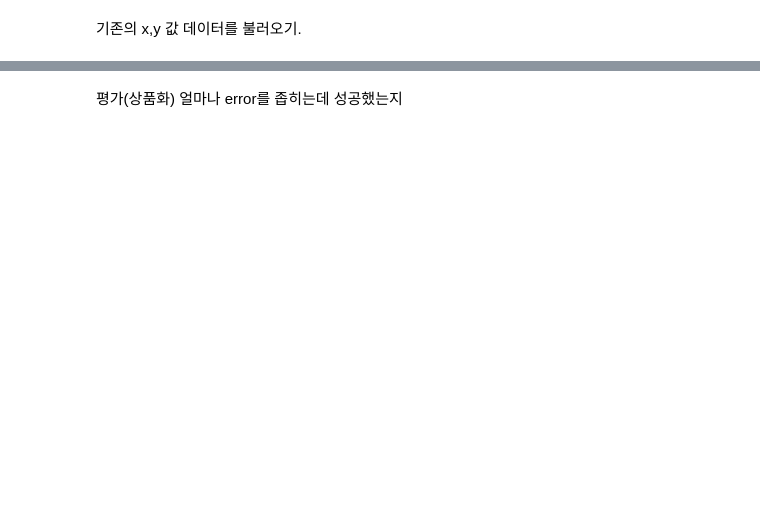
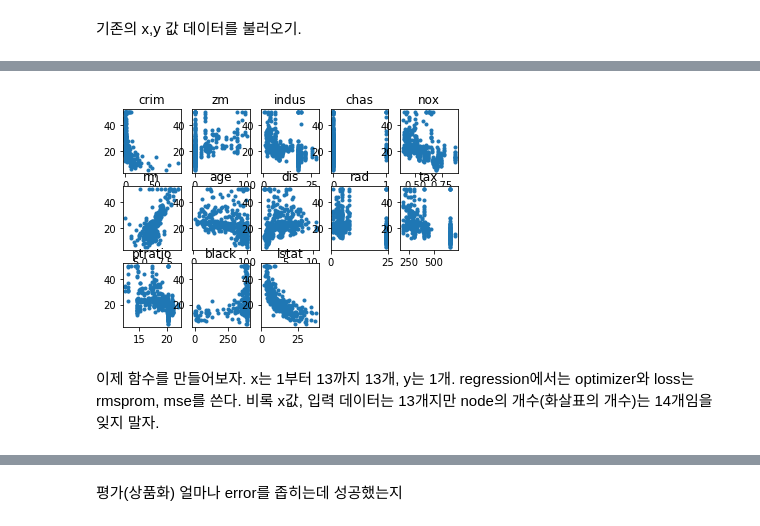
Before and after one commit to ReturnOfTheJ/class2019spring-, a Jupyter notebook: Boston Housing.ipynb, the cells around one changed output, grey strips where cells are left out. Cells and saved outputs as stored; diff of their text form; code cells hidden in the pictures; blank space fills up the shorter version.

```diff
--- a/Boston Housing.ipynb
+++ b/Boston Housing.ipynb
@@ -45,0 +49,12 @@ x는 1부터 13까지, y는 1개.
+# %%
+boston_housing = ['crim', 'zm', 'indus', 'chas', 'nox', 'rm', 'age', 'dis', 'rad', 'tax', 'ptratio', 'black', 'lstat']
+
+for i in range(13):
+    plt.subplot(3,5,i+1)
+    plt.plot(x_train[:,i], y_train, '.')
+    plt.title(boston_housing[i])
+plt.show()
+# %% [output]
+[figure, added]
+# %% [markdown]
+이제 함수를 만들어보자. x는 1부터 13까지 13개, y는 1개. regression에서는 optimizer와 loss는 rmsprom, mse를 쓴다. 비록 x값, 입력 데이터는 13개지만 node의 개수(화살표의 개수)는 14개임을 잊지 말자.
```
Also changed, not shown: parts of 18 cells of this notebook, 1 other file.
